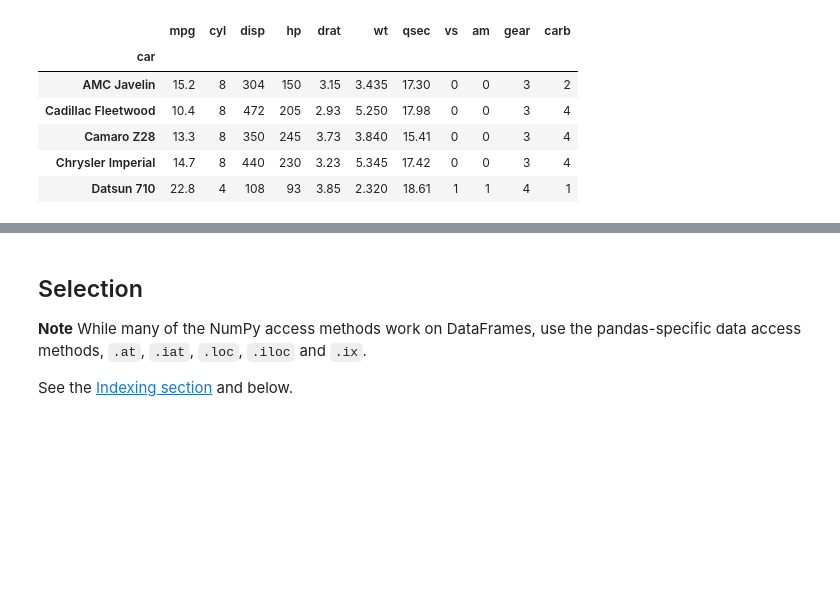
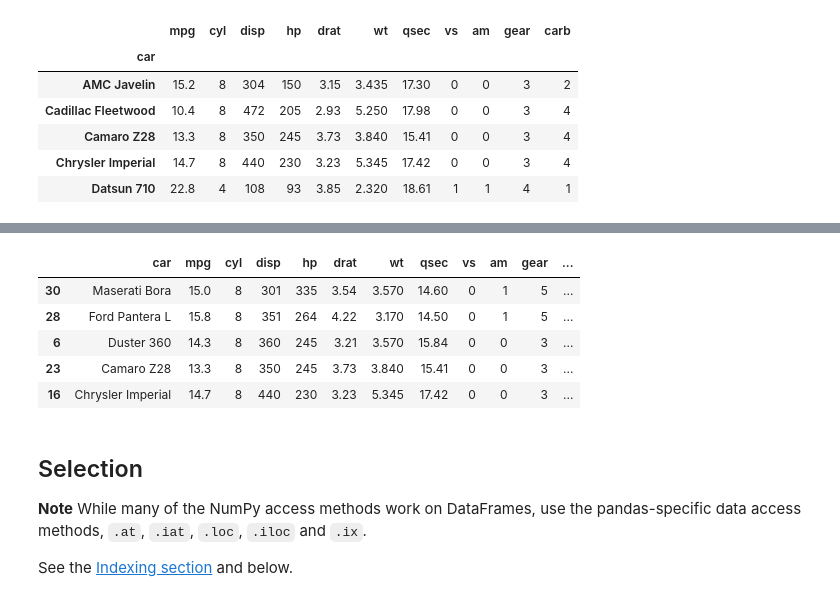
Before and after one commit to sgratzl/ipython-tutorial-VA2015, a Jupyter notebook: 02_DataManipulation.ipynb, the cells around one changed output, grey strips where cells are left out. Cells and saved outputs as stored; diff of their text form; code cells hidden in the pictures; blank space fills up the shorter version.

```diff
--- a/02_DataManipulation.ipynb
+++ b/02_DataManipulation.ipynb
@@ -169,3 +164,12 @@ cars.head()
+# %%
+cars.sort_values('hp', ascending=False).head()
+# %% [output]
+|  | car | mpg | cyl | disp | hp | drat | wt | qsec | vs | am | gear | ... |
+| 30 | Maserati Bora | 15.0 | 8 | 301 | 335 | 3.54 | 3.570 | 14.60 | 0 | 1 | 5 | ... |
+| 28 | Ford Pantera L | 15.8 | 8 | 351 | 264 | 4.22 | 3.170 | 14.50 | 0 | 1 | 5 | ... |
+| 6 | Duster 360 | 14.3 | 8 | 360 | 245 | 3.21 | 3.570 | 15.84 | 0 | 0 | 3 | ... |
+| 23 | Camaro Z28 | 13.3 | 8 | 350 | 245 | 3.73 | 3.840 | 15.41 | 0 | 0 | 3 | ... |
+| 16 | Chrysler Imperial | 14.7 | 8 | 440 | 230 | 3.23 | 5.345 | 17.42 | 0 | 0 | 3 | ... |
 # %% [markdown]
 ## Selection
 
```
Also changed, not shown: parts of 24 cells of this notebook, 2 other files.
